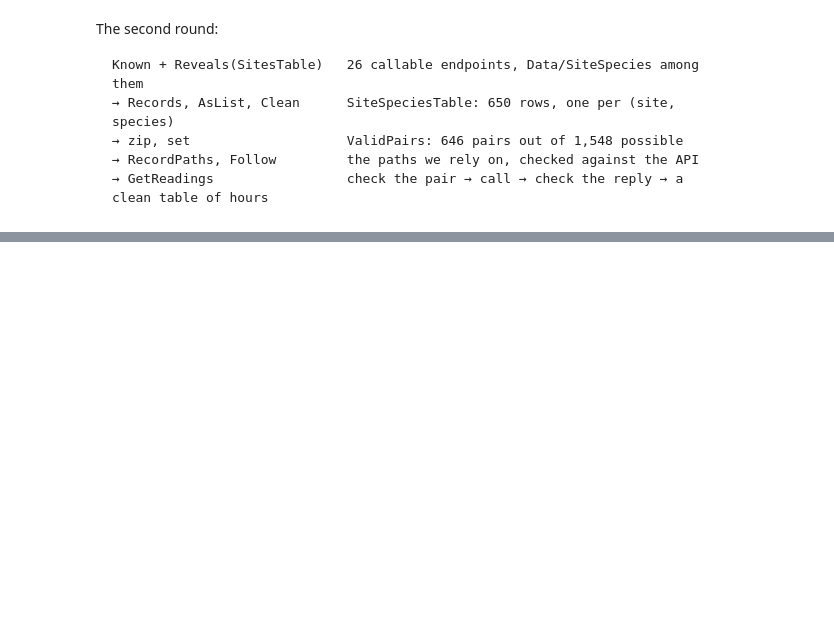
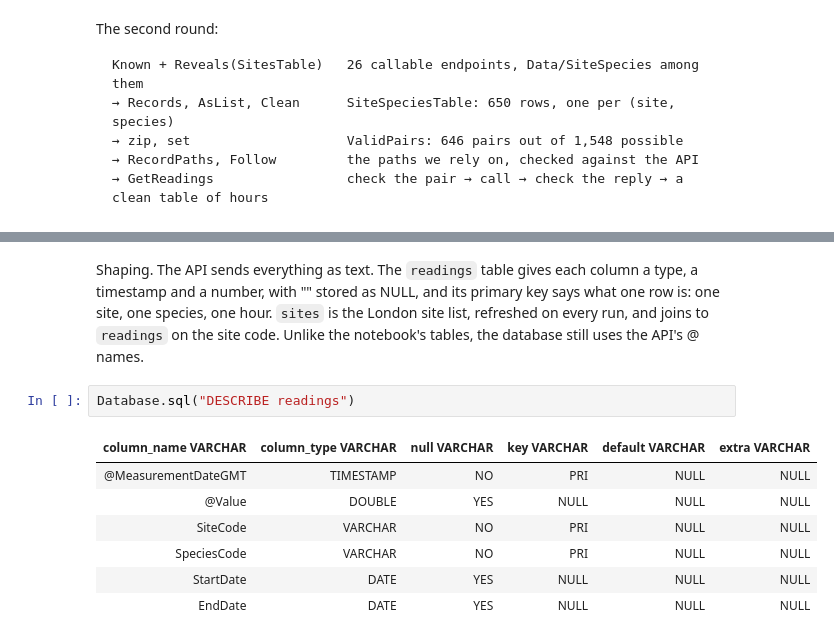
Before and after one commit to KPS25FX/london-air-quality, a Jupyter notebook: Presentation.ipynb, the cells around one changed output, grey strips where cells are left out. Cells and saved outputs as stored; diff of their text form; blank space fills up the shorter version.

```diff
--- a/Presentation.ipynb
+++ b/Presentation.ipynb
@@ -377,0 +520,12 @@ Known + Reveals(SitesTable)   26 callable endpoints, Data/SiteSpecies among them
+# %% [markdown]
+Shaping. The API sends everything as text. The `readings` table gives each column a type, a timestamp and a number, with "" stored as NULL, and its primary key says what one row is: one site, one species, one hour. `sites` is the London site list, refreshed on every run, and joins to `readings` on the site code. Unlike the notebook's tables, the database still uses the API's @ names.
+# %%
+Database.sql("DESCRIBE readings")
+# %% [output]
+| column_name VARCHAR | column_type VARCHAR | null VARCHAR | key VARCHAR | default VARCHAR | extra VARCHAR |
+| @MeasurementDateGMT | TIMESTAMP | NO | PRI | NULL | NULL |
+| @Value | DOUBLE | YES | NULL | NULL | NULL |
+| SiteCode | VARCHAR | NO | PRI | NULL | NULL |
+| SpeciesCode | VARCHAR | NO | PRI | NULL | NULL |
+| StartDate | DATE | YES | NULL | NULL | NULL |
+| EndDate | DATE | YES | NULL | NULL | NULL |
```
Also changed, not shown: parts of 27 cells of this notebook, 6 other files.
